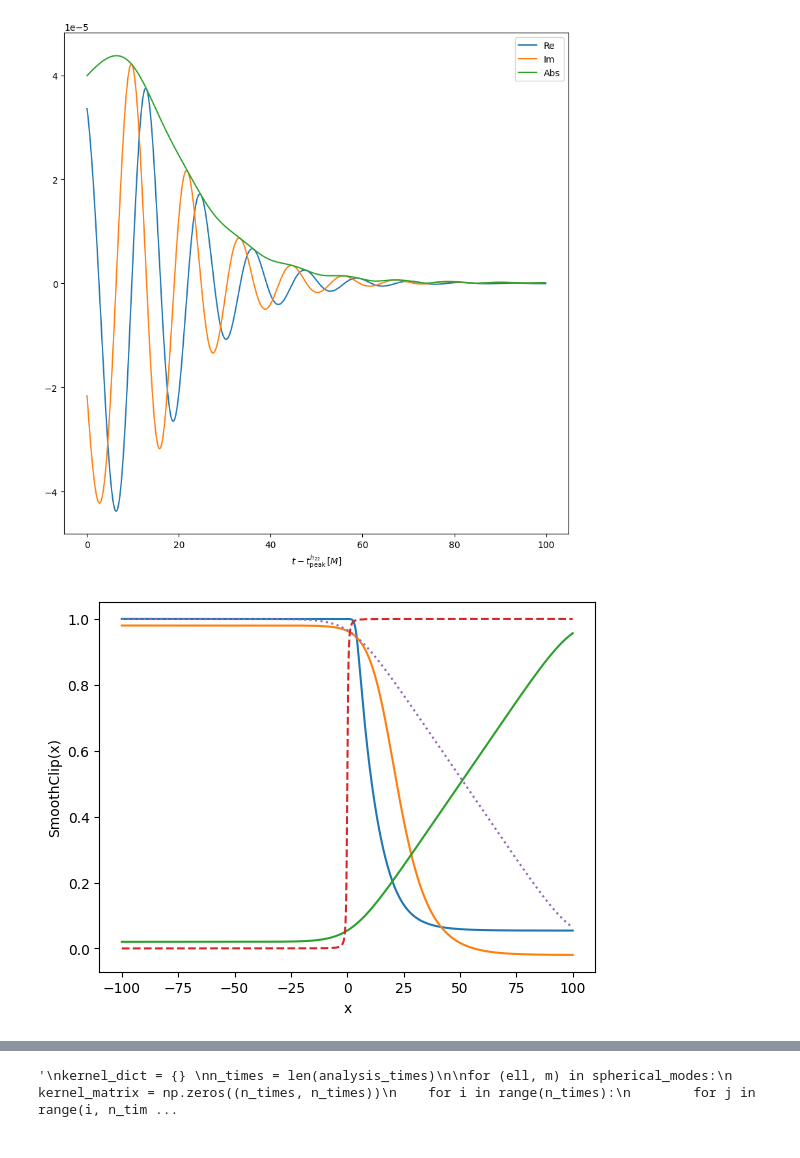
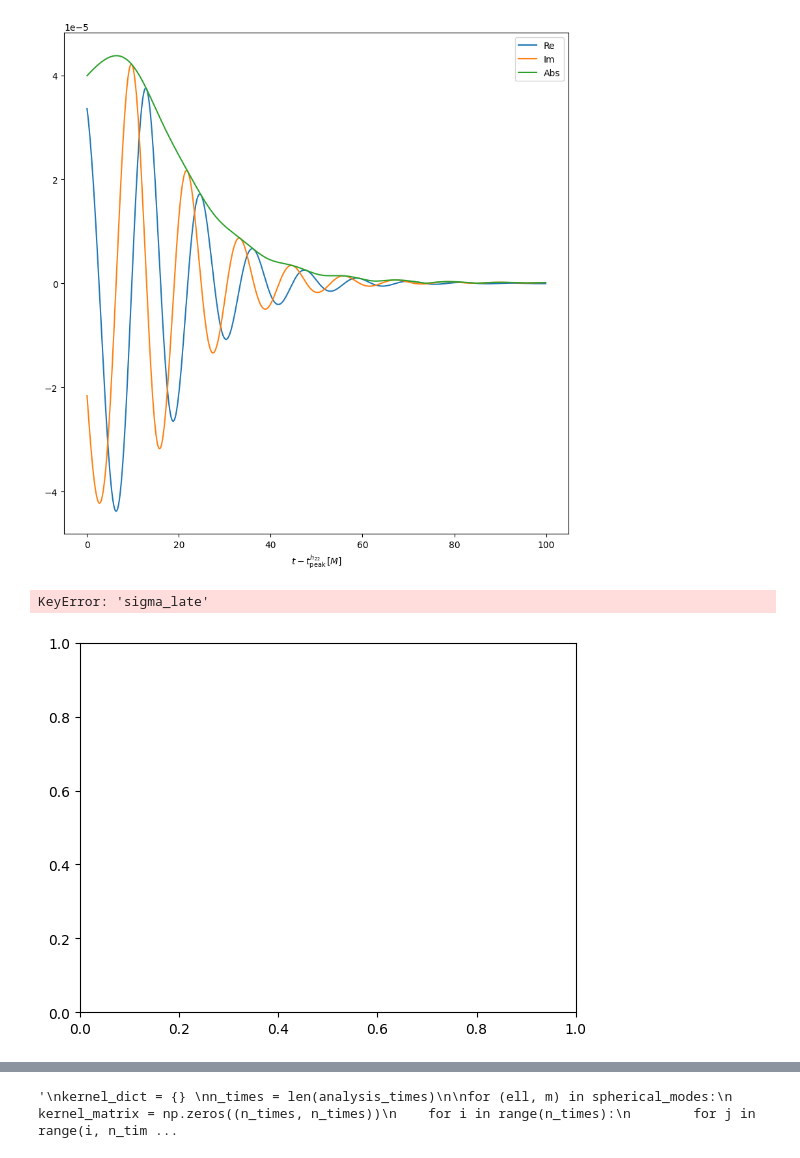
Before and after one commit to BGP-QNM-FITS/bgp_qnm_fits, a Jupyter notebook: gp_kernal_construction.ipynb, the cells around one changed output, grey strips where cells are left out. Drawn from its saved outputs; the diff is of its cells as text; code cells hidden in the pictures.

Commit message:
determining hyperparams

```diff
--- a/gp_kernal_construction.ipynb
+++ b/gp_kernal_construction.ipynb
@@ -173,48 +172,54 @@ def smooth_ceil(t, t_max):
 def old_func(t, length_scale, t_s, t_min, t_max):
     return smooth_ceil(exponential_func(t, length_scale, t_s), t_max) - t_min
 # %%
-def squared_exp_element(t1, t2, sigma_max, period):
+def squared_exp_element(t1, t2, period):
     time_diff = np.abs(t1[:, None] - t2[None, :])
-    return sigma_max**2 * np.exp(-0.5 * time_diff**2 / period**2)
+    return np.exp(-0.5 * time_diff**2 / period**2)
 
 def logoneplusexp(t):
     return np.log(1 + np.exp(-np.abs(t))) + np.maximum(t, 0)
 
-def smoothclip(t, t_min, t_max, t_scale, sharpness):
-    return ((t/t_scale) -
-            (1./sharpness)*logoneplusexp(sharpness*((t/t_scale) - t_max)) +
-            (1./sharpness)*logoneplusexp(-sharpness*((t/t_scale) - t_min))
+def smoothclip(t, sigma_min, sigma_max, sharpness):
+    return (t -
+            (1./sharpness)*logoneplusexp(sharpness*(t - sigma_max)) +
+            (1./sharpness)*logoneplusexp(-sharpness*(t - sigma_min))
     )
 
-def exponential_func(t, length_scale, t_s):
-    return np.exp(-(t-t_s)/length_scale)
+def softclip(t, sigma_min, sigma_max, sharpness):
+    return np.exp(smoothclip(np.log(t), np.log(sigma_min), np.log(sigma_max), sharpness))
 
-def new_func(t, length_scale, t_s, t_min, t_max, t_scale, sharpness):
+def exponential_func(t, length_scale, t_s, sigma_max):
+    return sigma_max * np.exp(-(t-t_s)/length_scale)
+
+def new_func(t, length_scale, t_s, t_min, sigma_max, sharpness):
     t = np.asarray(t)
-    return smoothclip(exponential_func(t, length_scale, t_s), t_min, t_max, t_scale, sharpness)
+    return softclip(exponential_func(t, length_scale, t_s, sigma_max), t_min, sigma_max, sharpness)
 
 def kernel(analysis_times, **kwargs):
     t1 = analysis_times
     t2 = analysis_times
     return (
-        squared_exp_element(t1, t2, kwargs['sigma_max'], kwargs['period'])
-        * new_func(t1, kwargs['length_scale'], kwargs['t_s'], kwargs['t_min'], kwargs['t_max'], kwargs['t_scale'], kwargs['sharpness'])[:, None]
-        * new_func(t2, kwargs['length_scale'], kwargs['t_s'], kwargs['t_min'], kwargs['t_max'], kwargs['t_scale'], kwargs['sharpness'])[None, :]
+        squared_exp_element(t1, t2, kwargs['period'])
+        * new_func(t1, kwargs['length_scale'], kwargs['t_s'], kwargs['sigma_min'], kwargs['sigma_max'], kwargs['sharpness'])[:, None]
+        * new_func(t2, kwargs['length_scale'], kwargs['t_s'], kwargs['sigma_min'], kwargs['sigma_max'], kwargs['sharpness'])[None, :]
     )
 # %%
-x = np.linspace(-100, 100, 10000)
+x = np.linspace(-100, 300, 10000)
 
 x_max, x_min  = 0.9, 0.1
 
+kwargs = hyperparam_dict[(2,2)]
+
 fig, ax = plt.subplots()
-ax.plot(x, new_func(x, length_scale=10, t_s=50, t_min=0.02, t_max=1, t_scale=100, sharpness=16))
-ax.plot(x, old_func(x, length_scale=10, t_s=17, t_min=0.02, t_max=1))
-ax.plot(x, smoothclip(x, t_min=0.02, t_max=1, t_scale=100, sharpness=16))
-ax.plot(x, smooth_ceil(x, t_max=0.5) + 0.5, ls='--')
-ax.plot(x, smoothclip(x, t_min=1, t_max=0.02, t_scale=100, sharpness=16), ls=':')
-#ax.plot(x, exponential_func(x, length_scale=10, t_s=17))
+ax.plot(x, new_func(x, kwargs['length_scale'], kwargs['t_s'], kwargs['sigma_late'], kwargs['sigma_early'], kwargs['sharpness']/10))
+#ax.plot(x, old_func(x, length_scale=10, t_s=17, t_min=0.02, t_max=1))
+#ax.plot(x, smoothclip(x, kwargs['sigma_late'], kwargs['sigma_early'], 1, kwargs['sharpness']))
+#ax.plot(x, smooth_ceil(x, t_max=0.5) + 0.5, ls='--')
+#ax.plot(x, smoothclip(x, t_min=1, t_max=0.02, t_scale=100, sharpness=16), ls=':')
+#ax.plot(x, np.clip(exponential_func(x, kwargs['length_scale'], kwargs['t_s']), kwargs['sigma_late'], kwargs['sigma_early']), ls='--')
 ax.set_xlabel('x')
 ax.set_ylabel('SmoothClip(x)')
 plt.show()
 # %% [output]
+KeyError: 'sigma_late'
-[figure, old version]
+[figure, new version]
```
Also changed, not shown: parts of 15 cells of this notebook, 4 other files.
